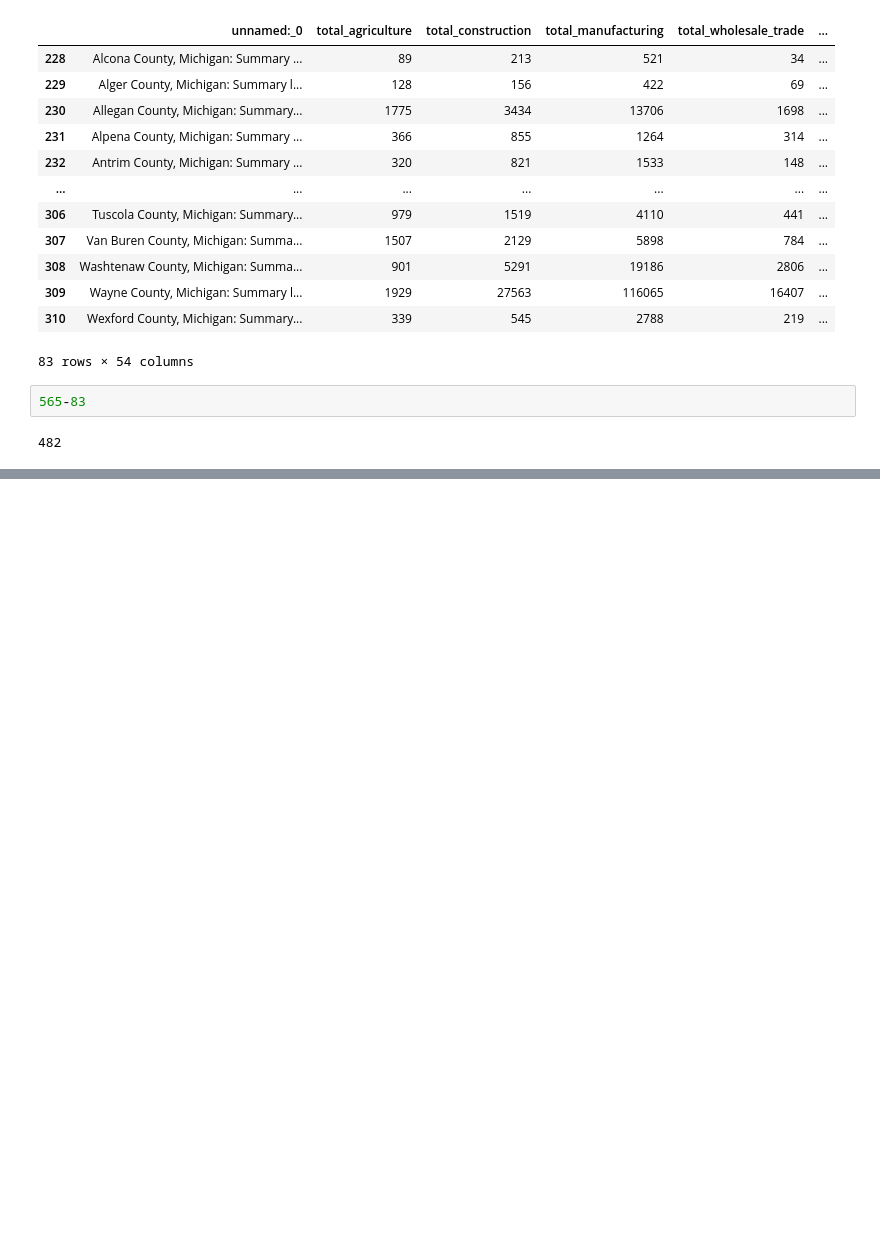
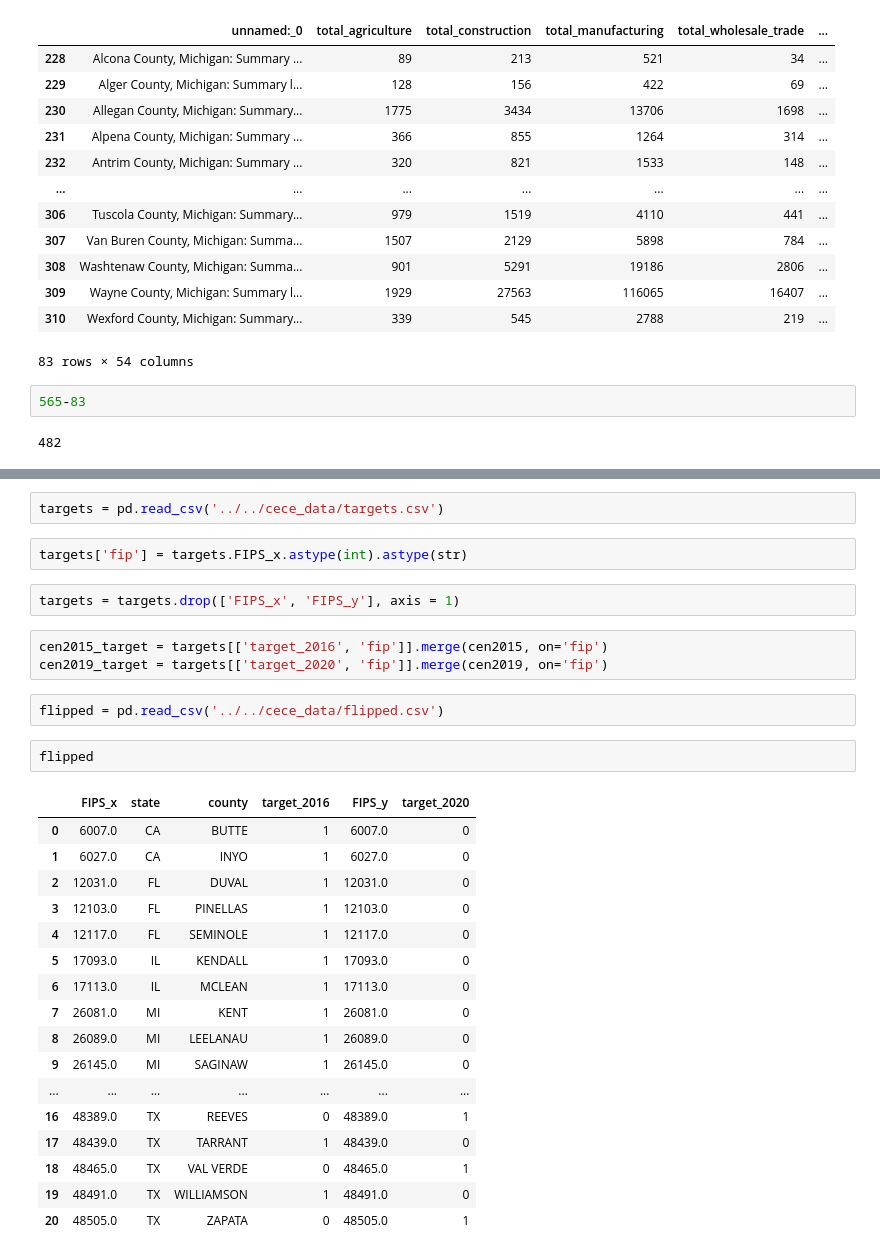
Before and after one commit to john-c-simmons/pres_election, a Jupyter notebook: notebooks/cc/Census Cleaning.ipynb, the cells around one changed output, grey strips where cells are left out. Drawn from its saved outputs; the diff is of its cells as text; blank space fills up the shorter version.

```diff
--- a/notebooks/cc/Census Cleaning.ipynb
+++ b/notebooks/cc/Census Cleaning.ipynb
@@ -251,0 +287,31 @@ notMI
+# %%
+targets = pd.read_csv('../../cece_data/targets.csv')
+# %%
+targets['fip'] = targets.FIPS_x.astype(int).astype(str)
+# %%
+targets = targets.drop(['FIPS_x', 'FIPS_y'], axis = 1)
+# %%
+cen2015_target = targets[['target_2016', 'fip']].merge(cen2015, on='fip')
+cen2019_target = targets[['target_2020', 'fip']].merge(cen2019, on='fip')
+# %%
+flipped = pd.read_csv('../../cece_data/flipped.csv')
+# %%
+flipped
+# %% [output]
+|  | FIPS_x | state | county | target_2016 | FIPS_y | target_2020 |
+| 0 | 6007.0 | CA | BUTTE | 1 | 6007.0 | 0 |
+| 1 | 6027.0 | CA | INYO | 1 | 6027.0 | 0 |
+| 2 | 12031.0 | FL | DUVAL | 1 | 12031.0 | 0 |
+| 3 | 12103.0 | FL | PINELLAS | 1 | 12103.0 | 0 |
+| 4 | 12117.0 | FL | SEMINOLE | 1 | 12117.0 | 0 |
+| 5 | 17093.0 | IL | KENDALL | 1 | 17093.0 | 0 |
+| 6 | 17113.0 | IL | MCLEAN | 1 | 17113.0 | 0 |
+| 7 | 26081.0 | MI | KENT | 1 | 26081.0 | 0 |
+| 8 | 26089.0 | MI | LEELANAU | 1 | 26089.0 | 0 |
+| 9 | 26145.0 | MI | SAGINAW | 1 | 26145.0 | 0 |
+| ... | ... | ... | ... | ... | ... | ... |
+| 16 | 48389.0 | TX | REEVES | 0 | 48389.0 | 1 |
+| 17 | 48439.0 | TX | TARRANT | 1 | 48439.0 | 0 |
+| 18 | 48465.0 | TX | VAL VERDE | 0 | 48465.0 | 1 |
+| 19 | 48491.0 | TX | WILLIAMSON | 1 | 48491.0 | 0 |
+| 20 | 48505.0 | TX | ZAPATA | 0 | 48505.0 | 1 |
```
Also changed, not shown: parts of 11 cells of this notebook, 35 other files.
